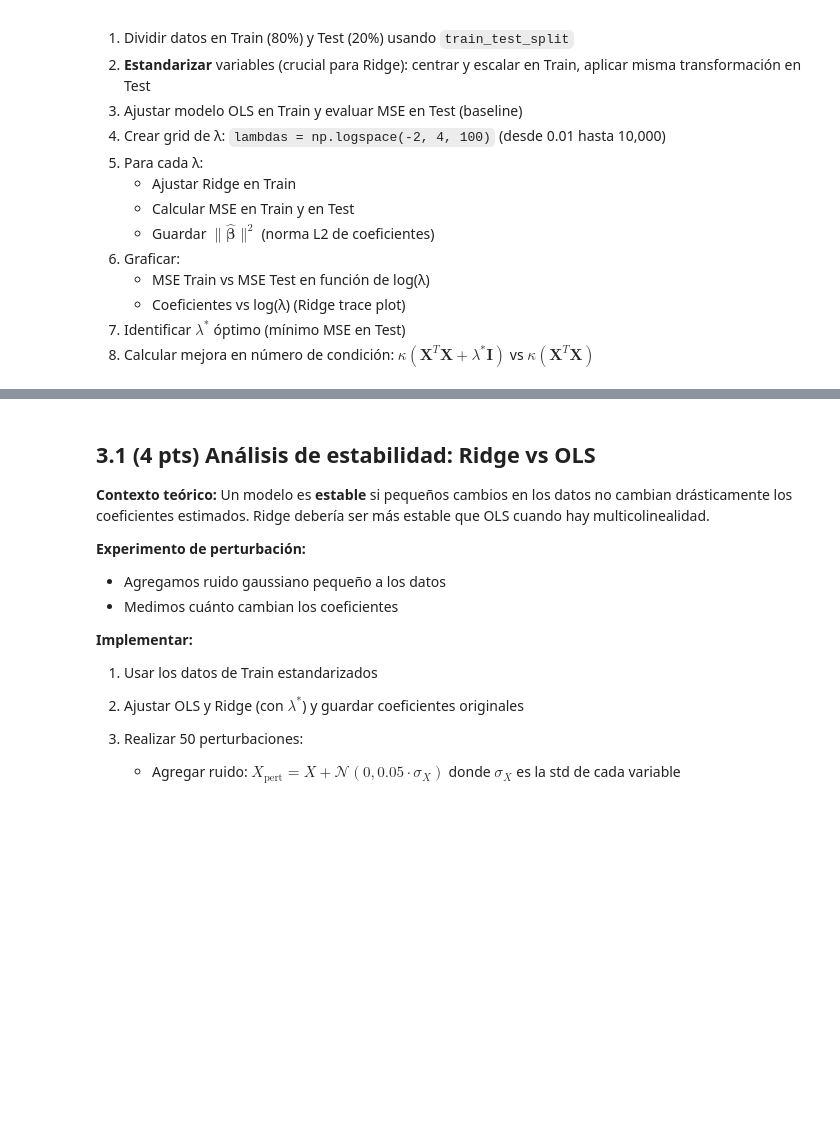
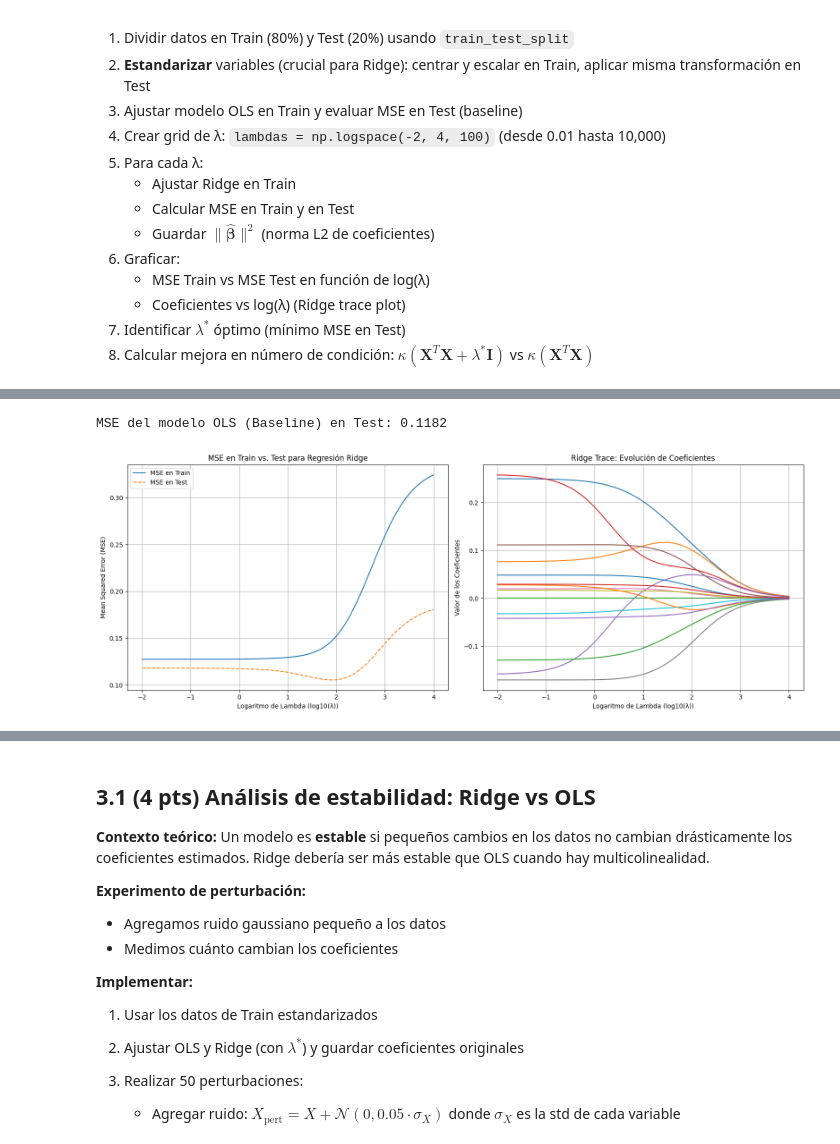
Before and after one commit to Taki3995/Tarea-2-EA, a Jupyter notebook: Tarea_2-ICD3152-2-2025.ipynb, the cells around one changed output, grey strips where cells are left out. Drawn from its saved outputs; the diff is of its cells as text; code cells hidden in the pictures; blank space fills up the shorter version.

```diff
--- a/Tarea_2-ICD3152-2-2025.ipynb
+++ b/Tarea_2-ICD3152-2-2025.ipynb
@@ -288,0 +279,78 @@ Solución: $\hat{\boldsymbol{\beta}}_{Ridge} = (\mathbf{X}^T\mathbf{X} + \lambda
+# %%
+# 1. Dividir datos en Train (80%) y Test (20%)
+X_train, X_test, y_train, y_test = train_test_split(X_predictors, y_target, test_size=0.2, random_state=42)
+
+# 2. Estandarizar Variables
+scaler = StandardScaler()
+X_train_scaled = scaler.fit_transform(X_train)
+X_test_scaled = scaler.transform(X_test)
+
+# 3. Ajustar modelo OLS en Train y evaluar MSE en Test (baseline)
+ols_model = LinearRegression()
+ols_model.fit(X_train_scaled, y_train)
+y_pred_ols = ols_model.predict(X_test_scaled)
+mse_ols = mean_squared_error(y_test, y_pred_ols)
+print(f"MSE del modelo OLS (Baseline) en Test: {mse_ols:.4f}")
+
+# 4. Crear grid de λ y 5. Bucle de Entrenamiento
+lambdas = np.logspace(-2, 4, 100)
+mse_train_list, mse_test_list, coeffs_norm_list, coeffs_list = [], [], [], []
+
+# 5.
+for l in lambdas:
+    ridge = Ridge(alpha=l)
+    ridge.fit(X_train_scaled, y_train)
+
+    y_pred_train = ridge.predict(X_train_scaled)
+    y_pred_test = ridge.predict(X_test_scaled)
+
+    mse_train_list.append(mean_squared_error(y_train, y_pred_train))
+    mse_test_list.append(mean_squared_error(y_test, y_pred_test))
+
+    coeffs_norm_list.append(np.linalg.norm(ridge.coef_)**2)
+    coeffs_list.append(ridge.coef_)
+
+# 6. Graficar resultados
+fig, (ax1, ax2) = plt.subplots(1, 2, figsize=(16, 6))
+
+# Gráfico de MSE vs. log(lambda)
+ax1.plot(np.log10(lambdas), mse_train_list, label='MSE en Train')
+ax1.plot(np.log10(lambdas), mse_test_list, label='MSE en Test', linestyle='--')
+ax1.set_xlabel('Logaritmo de Lambda (log10(λ))')
+ax1.set_ylabel('Mean Squared Error (MSE)')
+ax1.set_title('MSE en Train vs. Test para Regresión Ridge')
+ax1.legend()
+ax1.grid(True)
+
+# Gráfico de Coeficientes vs. log(lambda) (Ridge trace plot)
+coeffs_array = np.array(coeffs_list)
+ax2.plot(np.log10(lambdas), coeffs_array)
+ax2.set_xlabel('Logaritmo de Lambda (log10(λ))')
+ax2.set_ylabel('Valor de los Coeficientes')
+ax2.set_title('Ridge Trace: Evolución de Coeficientes')
+ax2.grid(True)
+
+plt.tight_layout()
+plt.show()
+
+# 7. Identificar λ* óptimo
+optimal_lambda_index = np.argmin(mse_test_list)
+optimal_lambda = lambdas[optimal_lambda_index]
+min_mse_test = mse_test_list[optimal_lambda_index]
+
+print(f"\nEl MSE mínimo en Test es: {min_mse_test:.4f}")
+print(f"Se alcanza con un λ* óptimo de: {optimal_lambda:.4f}")
+
+# 8. Calcular mejora en número de condición
+XtX_scaled = X_train_scaled.T @ X_train_scaled
+original_cond_number = np.linalg.cond(XtX_scaled)
+
+identity_matrix = np.identity(XtX_scaled.shape[0])
+regularized_XtX = XtX_scaled + optimal_lambda * identity_matrix
+new_cond_number = np.linalg.cond(regularized_XtX)
+
+print(f"\nNúmero de Condición Original κ(X'X): {original_cond_number:,.2f}")
+print(f"Número de Condición con Ridge κ(X'X + λ*I): {new_cond_number:,.2f}")
+# %% [output]
+MSE del modelo OLS (Baseline) en Test: 0.1182
+[figure, added]
```
Also changed, not shown: parts of 4 cells of this notebook.
